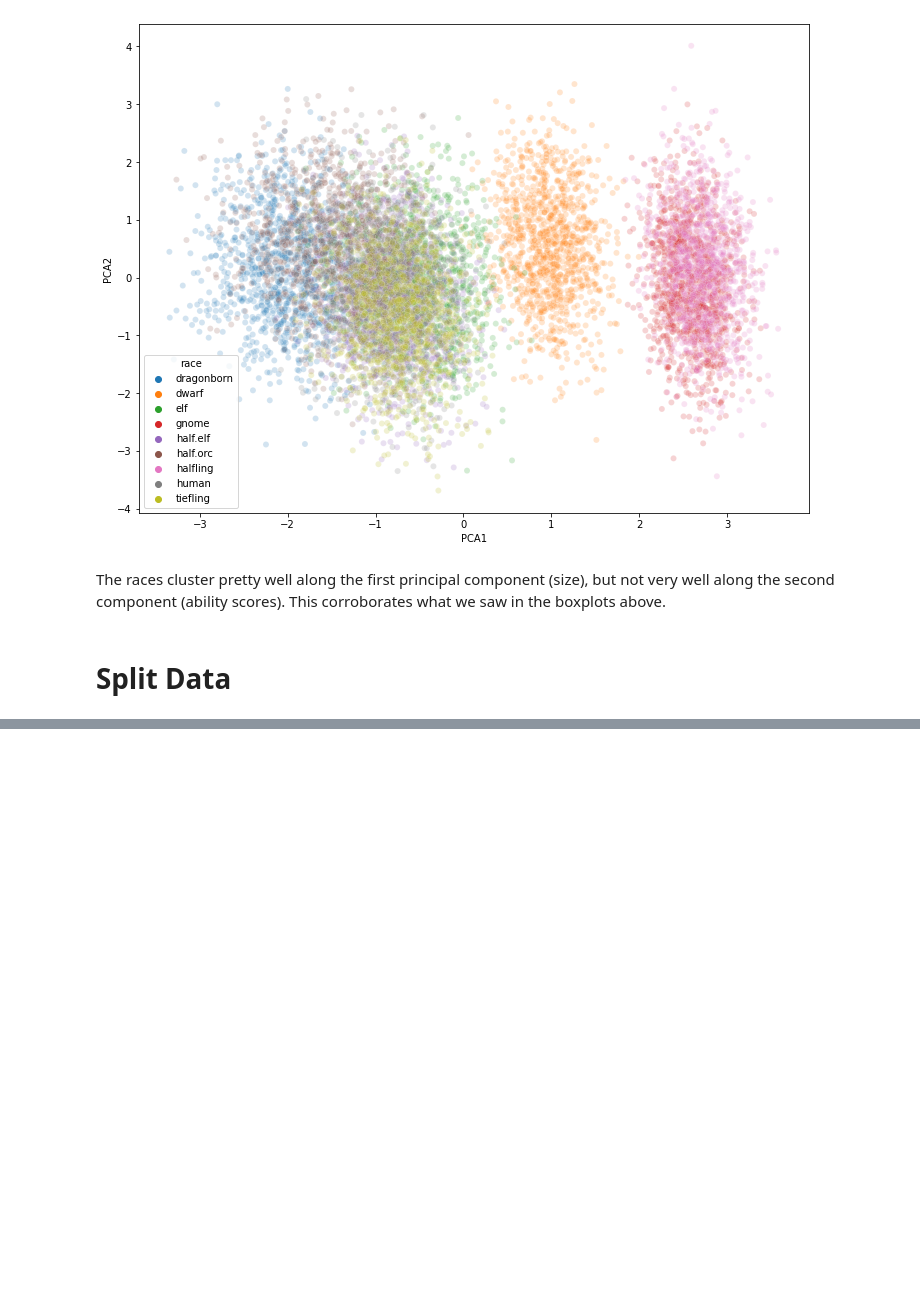
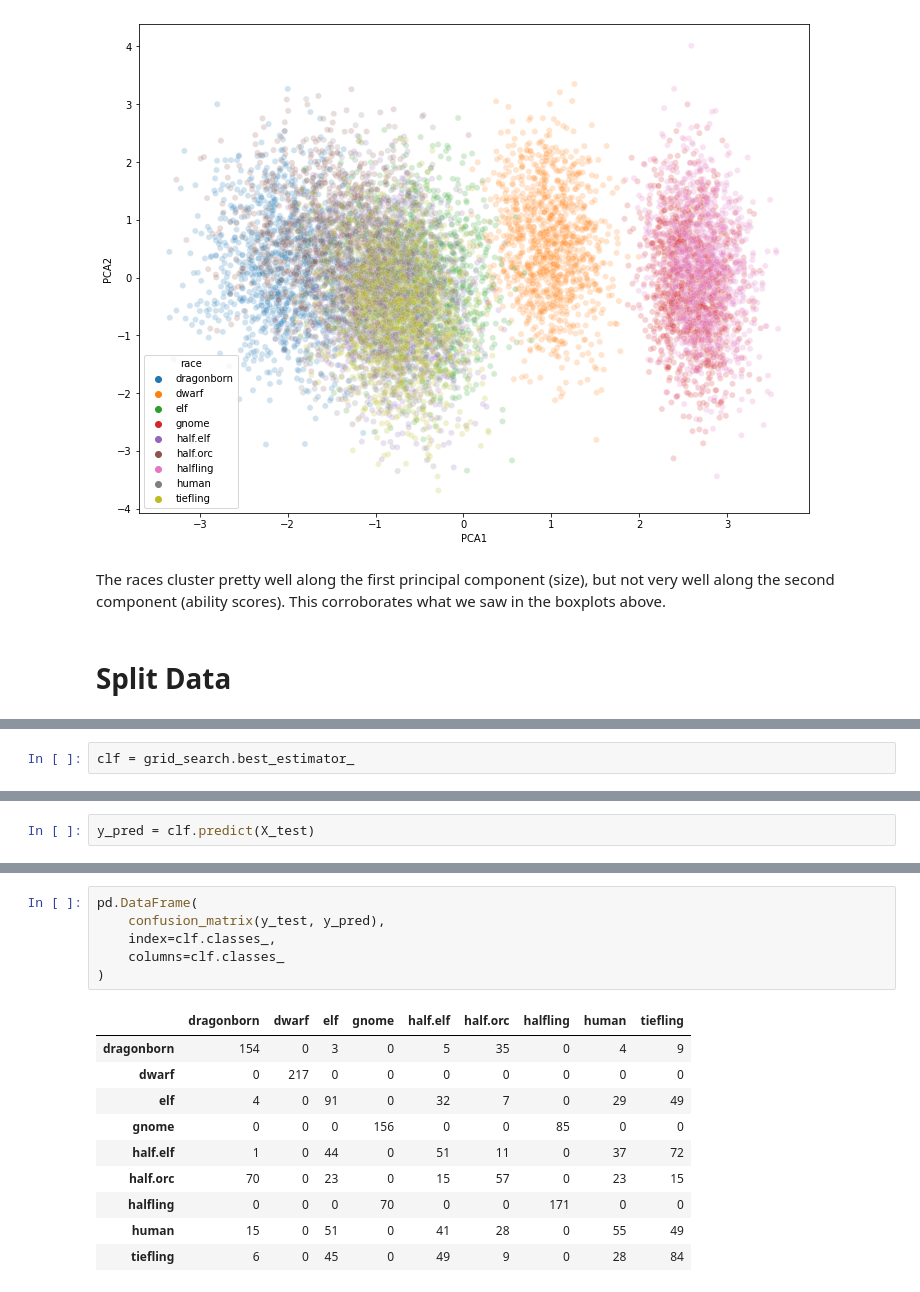
Before and after one commit to andrewabeles/dnd, a Jupyter notebook: dnd-race-classification.ipynb, the cells around one changed output, grey strips where cells are left out. Cells and saved outputs as stored; diff of their text form; blank space fills up the shorter version.

```diff
--- a/dnd-race-classification.ipynb
+++ b/dnd-race-classification.ipynb
@@ -129,0 +177,2 @@ X_train, X_test, y_train, y_test = train_test_split(X, y, test_size=0.3, random_
+# %%
+clf = grid_search.best_estimator_
@@ -129,0 +181,2 @@ X_train, X_test, y_train, y_test = train_test_split(X, y, test_size=0.3, random_
+# %%
+y_pred = clf.predict(X_test)
@@ -129,0 +205,17 @@ X_train, X_test, y_train, y_test = train_test_split(X, y, test_size=0.3, random_
+# %%
+pd.DataFrame(
+    confusion_matrix(y_test, y_pred),
+    index=clf.classes_,
+    columns=clf.classes_
+)
+# %% [output]
+|  | dragonborn | dwarf | elf | gnome | half.elf | half.orc | halfling | human | tiefling |
+| dragonborn | 154 | 0 | 3 | 0 | 5 | 35 | 0 | 4 | 9 |
+| dwarf | 0 | 217 | 0 | 0 | 0 | 0 | 0 | 0 | 0 |
+| elf | 4 | 0 | 91 | 0 | 32 | 7 | 0 | 29 | 49 |
+| gnome | 0 | 0 | 0 | 156 | 0 | 0 | 85 | 0 | 0 |
+| half.elf | 1 | 0 | 44 | 0 | 51 | 11 | 0 | 37 | 72 |
+| half.orc | 70 | 0 | 23 | 0 | 15 | 57 | 0 | 23 | 15 |
+| halfling | 0 | 0 | 0 | 70 | 0 | 0 | 171 | 0 | 0 |
+| human | 15 | 0 | 51 | 0 | 41 | 28 | 0 | 55 | 49 |
+| tiefling | 6 | 0 | 45 | 0 | 49 | 9 | 0 | 28 | 84 |
```
Also changed, not shown: parts of 18 cells of this notebook.
